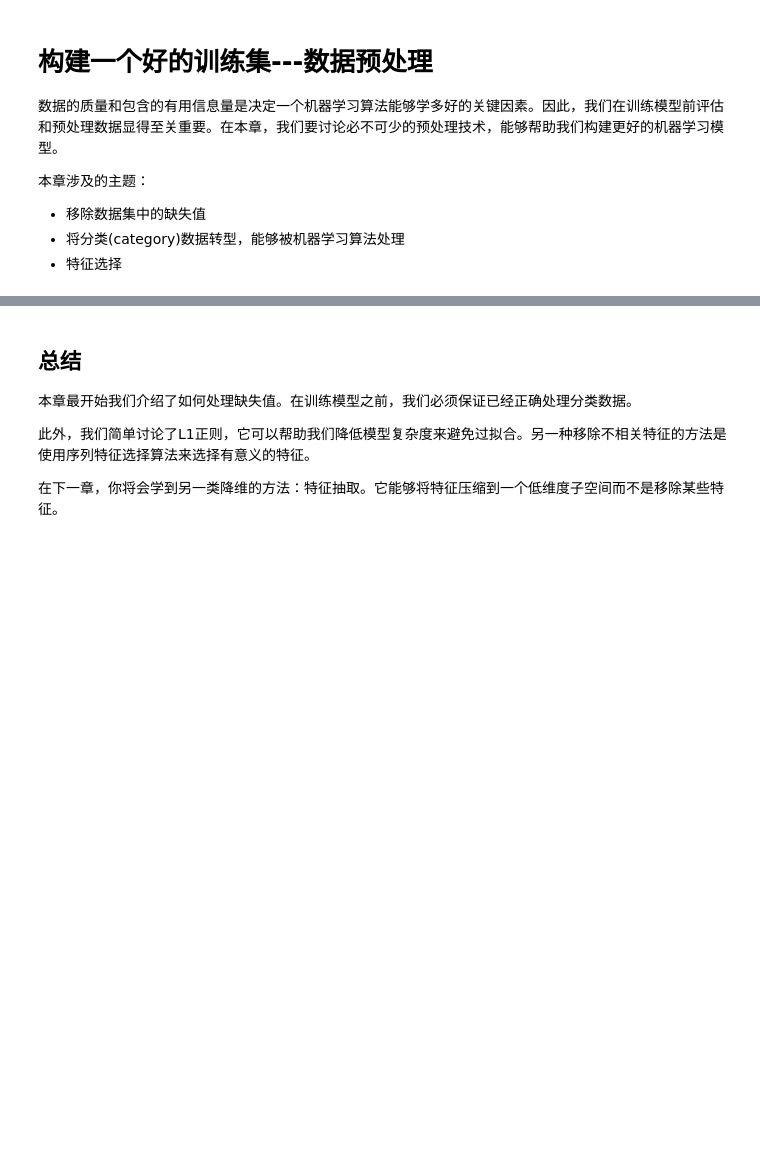
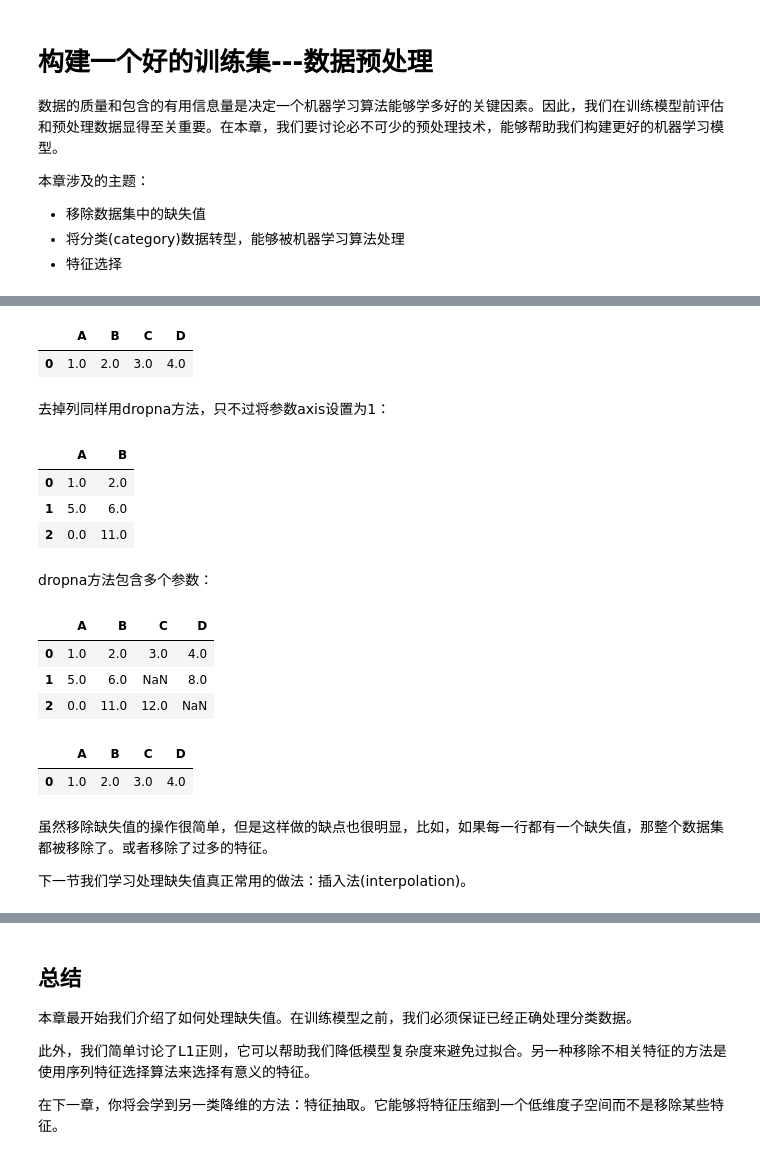
Before and after one commit to basicv8vc/Python-Machine-Learning-zh, a Jupyter notebook: 第四章/构建一个好的训练集---数据预处理.ipynb, the cells around one changed output, grey strips where cells are left out. Cells and saved outputs as stored; diff of their text form; code cells hidden in the pictures; blank space fills up the shorter version.

```diff
--- a/第四章/构建一个好的训练集---数据预处理.ipynb
+++ b/第四章/构建一个好的训练集---数据预处理.ipynb
@@ -196,0 +66,35 @@ fit_transform方法是fit和transform两个方法的合并。我们还可以调
+# %%
+df.dropna()
+# %% [output]
+|  | A | B | C | D |
+| 0 | 1.0 | 2.0 | 3.0 | 4.0 |
+# %% [markdown]
+去掉列同样用dropna方法，只不过将参数axis设置为1：
+# %%
+df.dropna(axis=1)
+# %% [output]
+|  | A | B |
+| 0 | 1.0 | 2.0 |
+| 1 | 5.0 | 6.0 |
+| 2 | 0.0 | 11.0 |
+# %% [markdown]
+dropna方法包含多个参数：
+# %%
+# 只去掉所有值均为NaN的行
+df.dropna(how='all')
+# %% [output]
+|  | A | B | C | D |
+| 0 | 1.0 | 2.0 | 3.0 | 4.0 |
+| 1 | 5.0 | 6.0 | NaN | 8.0 |
+| 2 | 0.0 | 11.0 | 12.0 | NaN |
+# %%
+# 去掉非缺失值小于4个的行
+df.dropna(thresh=4)
+# %% [output]
+|  | A | B | C | D |
+| 0 | 1.0 | 2.0 | 3.0 | 4.0 |
+# %% [markdown]
+
+虽然移除缺失值的操作很简单，但是这样做的缺点也很明显，比如，如果每一行都有一个缺失值，那整个数据集都被移除了。或者移除了过多的特征。
+
+下一节我们学习处理缺失值真正常用的做法：插入法(interpolation)。
```
Also changed, not shown: parts of 62 cells of this notebook.
